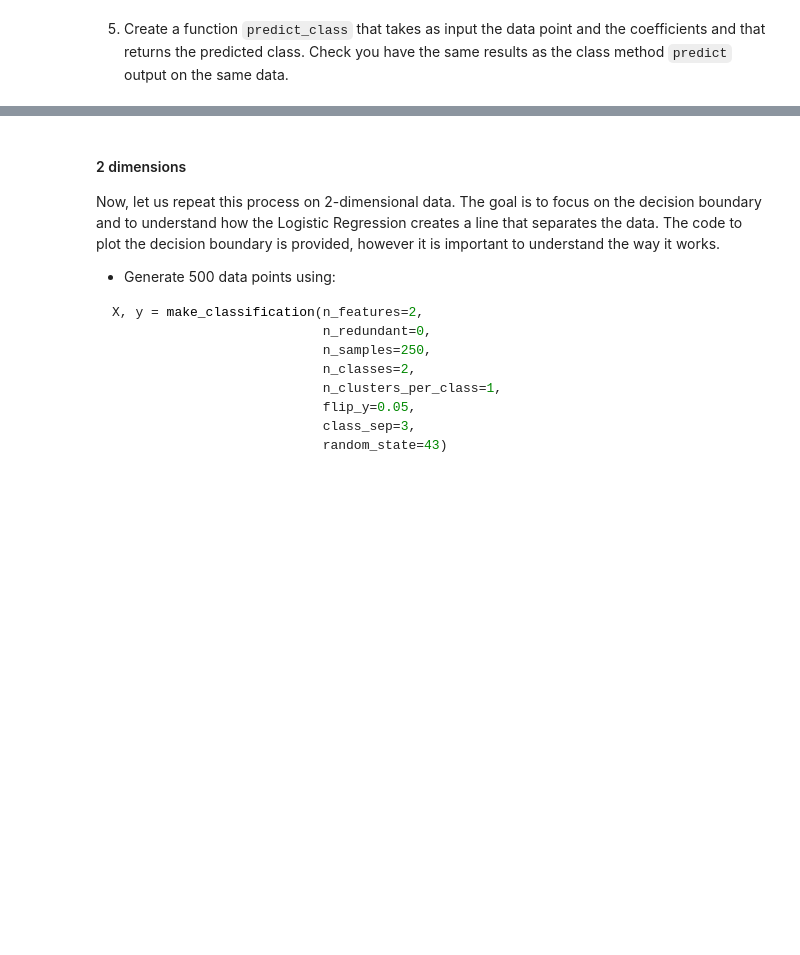
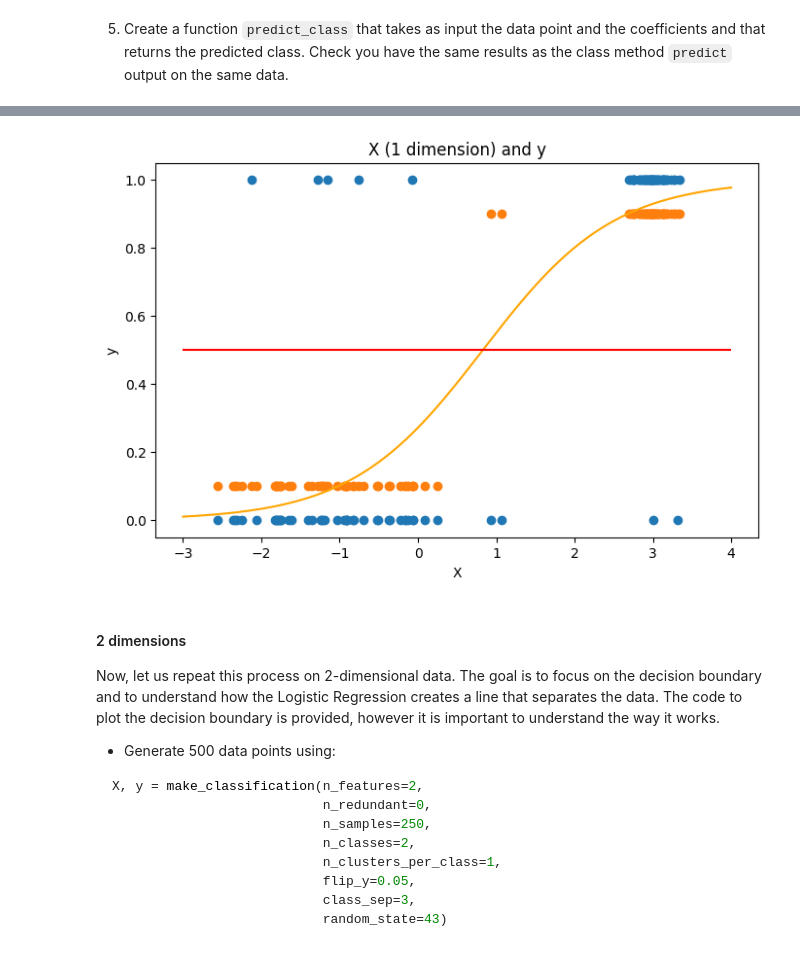
Before and after one commit to mahdikheirkhah/classification, a Jupyter notebook: Notebook_ex73.ipynb, the cells around one changed output, grey strips where cells are left out. Drawn from its saved outputs; the diff is of its cells as text; code cells hidden in the pictures; blank space fills up the shorter version.

```diff
--- a/Notebook_ex73.ipynb
+++ b/Notebook_ex73.ipynb
@@ -114,2 +148,23 @@ def predict_probability(coefs, X):
 # %% [markdown]
 5. Create a function `predict_class` that takes as input the data point and the coefficients and that returns the predicted class. Check you have the same results as the class method `predict` output on the same data.
+# %%
+def predict_class(coefs, X):
+    '''
+    coefs: [slope, intercept]
+    X: features set
+
+    Returns: numpy array of 0s and 1s
+    '''
+    probs = predict_probability(coefs, X)
+    return (probs >= 0.5).astype(int)
+
+params = [clf.coef_[0][0], clf.intercept_[0]]
+
+# 4. Compare results
+manual_preds = predict_class(params, X_reshaped)
+sklearn_preds = clf.predict(X.reshape(-1, 1))
+
+# Check for equality
+print(f"Manual predictions: {manual_preds[:]}")
+print(f"Sklearn predictions: {sklearn_preds[:]}")
+print(f"Are they identical? {np.array_equal(manual_preds, sklearn_preds)}")
@@ -118,6 +181,31 @@ def predict_probability(coefs, X):
    The plot should look like this:
 
 ![ex3q6](./w2_day2_ex3_q5.png)
+# %%
+X_reshaped = X.reshape(-1) # A cleaner way to flatten than X.reshape(1, -1)[0]
+X_range = np.linspace(-3, 4, 300).reshape(-1, 1)
+
+
+shifted_preds = np.where(sklearn_preds == 0, 0.1, 0.9)
+
+plt.figure(figsize=(8, 5))
+
+plt.scatter(X_reshaped, y, c='tab:blue')
+
+plt.scatter(X_reshaped, shifted_preds, c='tab:orange')
+
+plt.plot(X_range, y_curve, color='orange', linewidth=1.5)
+
+# Plot the Decision Threshold (Red line at y=0.5)
+plt.hlines(0.5, -3, 4, colors='red', linestyles='solid')
+
+# 4. Formatting to match the image
+plt.title('X (1 dimension) and y')
+plt.xlabel('X')
+plt.ylabel('y')
+plt.show()
+# %% [output]
+[figure, added]
 # %% [markdown]
 #### 2 dimensions
 
```
Also changed, not shown: parts of 5 cells of this notebook.
